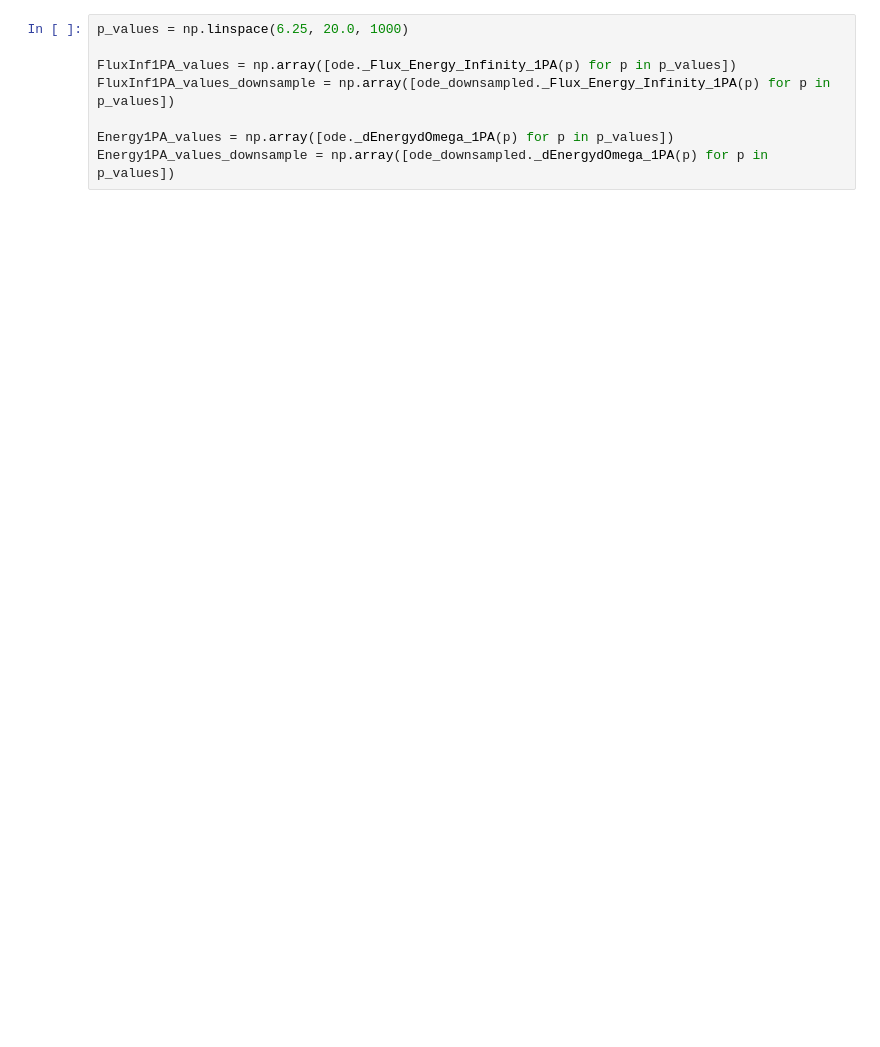
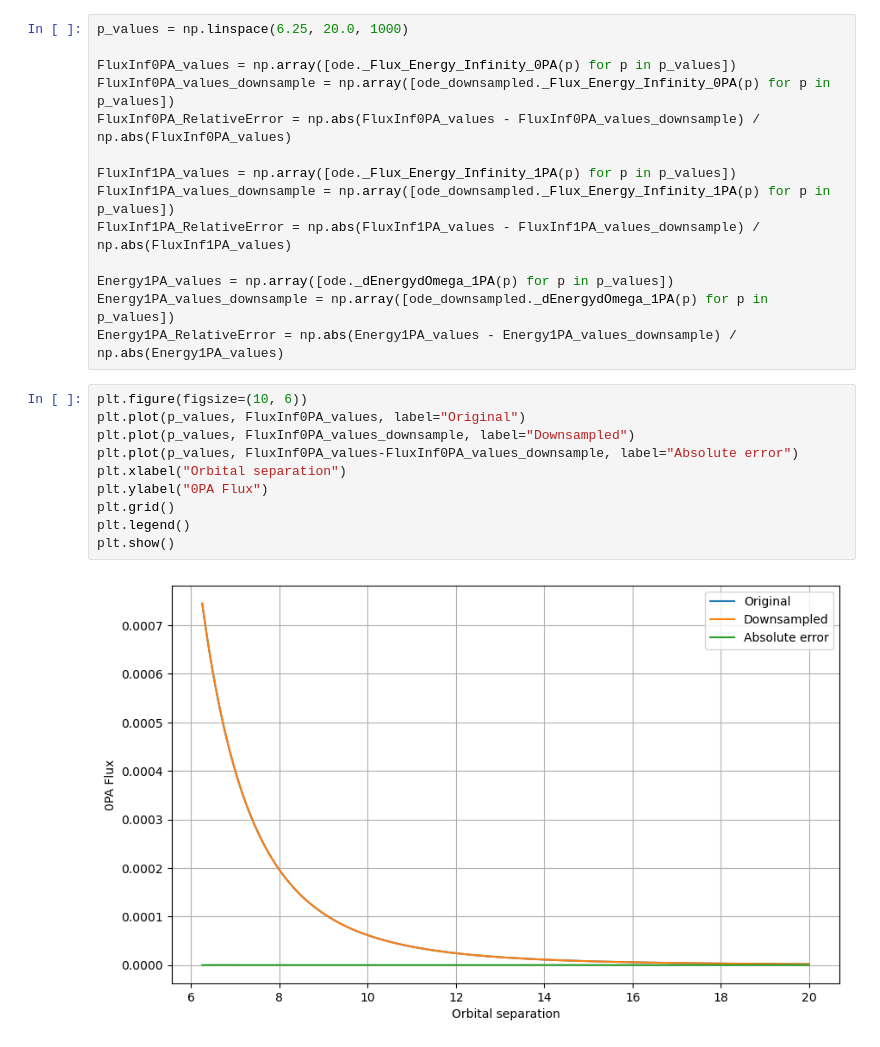
Before and after one commit to joshbmat/Few_1PAT1R_Scripts, a Jupyter notebook: TrajectoryModule/test-1PA-downsampling.ipynb, the cells around one changed output. Cells and saved outputs as stored; diff of their text form; blank space fills up the shorter version.

```diff
--- a/TrajectoryModule/test-1PA-downsampling.ipynb
+++ b/TrajectoryModule/test-1PA-downsampling.ipynb
@@ -24,8 +30,26 @@ ode_downsampled = Trajectory1PAT1R(downsample={
 # %%
 p_values = np.linspace(6.25, 20.0, 1000)
 
+FluxInf0PA_values = np.array([ode._Flux_Energy_Infinity_0PA(p) for p in p_values])
+FluxInf0PA_values_downsample = np.array([ode_downsampled._Flux_Energy_Infinity_0PA(p) for p in p_values])
+FluxInf0PA_RelativeError = np.abs(FluxInf0PA_values - FluxInf0PA_values_downsample) / np.abs(FluxInf0PA_values)
+
 FluxInf1PA_values = np.array([ode._Flux_Energy_Infinity_1PA(p) for p in p_values])
 FluxInf1PA_values_downsample = np.array([ode_downsampled._Flux_Energy_Infinity_1PA(p) for p in p_values])
+FluxInf1PA_RelativeError = np.abs(FluxInf1PA_values - FluxInf1PA_values_downsample) / np.abs(FluxInf1PA_values)
 
 Energy1PA_values = np.array([ode._dEnergydOmega_1PA(p) for p in p_values])
 Energy1PA_values_downsample = np.array([ode_downsampled._dEnergydOmega_1PA(p) for p in p_values])
+Energy1PA_RelativeError = np.abs(Energy1PA_values - Energy1PA_values_downsample) / np.abs(Energy1PA_values)
+# %%
+plt.figure(figsize=(10, 6))
+plt.plot(p_values, FluxInf0PA_values, label="Original")
+plt.plot(p_values, FluxInf0PA_values_downsample, label="Downsampled")
+plt.plot(p_values, FluxInf0PA_values-FluxInf0PA_values_downsample, label="Absolute error")
+plt.xlabel("Orbital separation")
+plt.ylabel("0PA Flux")
+plt.grid()
+plt.legend()
+plt.show()
+# %% [output]
+[figure, added]
```
Also changed, not shown: parts of 28 cells of this notebook.
